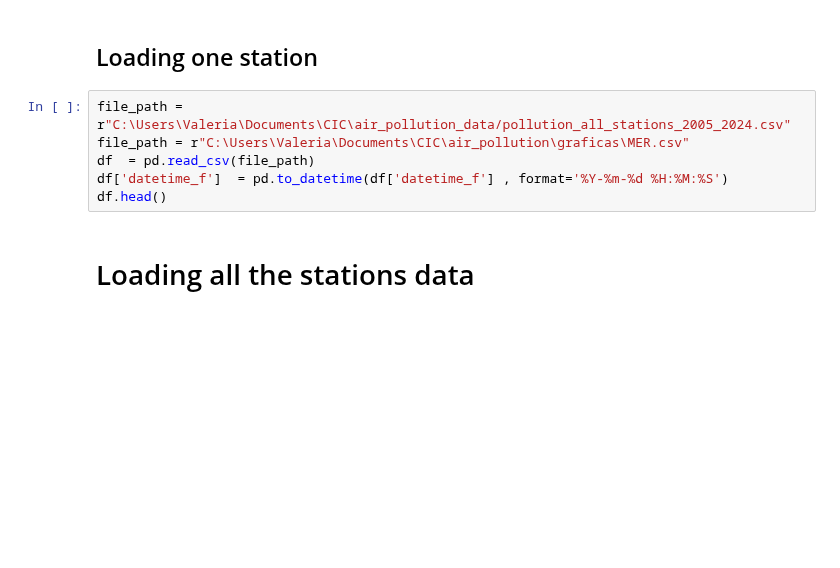
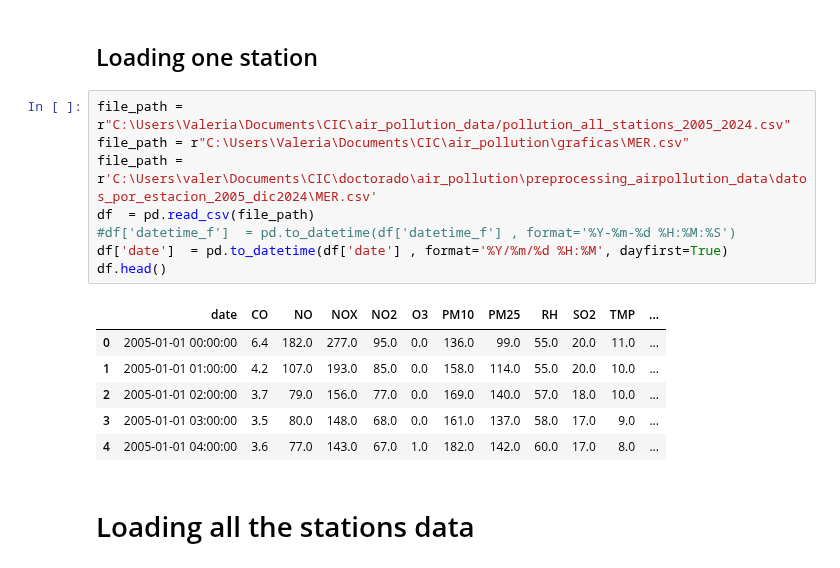
Before and after one commit to vlegaria/air_pollution, a Jupyter notebook: graficas/pollution.ipynb, the cells around one changed output. Drawn from its saved outputs; the diff is of its cells as text; blank space fills up the shorter version.

```diff
--- a/graficas/pollution.ipynb
+++ b/graficas/pollution.ipynb
@@ -309,9 +309,18 @@ See the caveats in the documentation: https://pandas.pydata.org/pandas-docs/stab
 # %%
 file_path = r"C:\Users\Valeria\Documents\CIC\air_pollution_data/pollution_all_stations_2005_2024.csv"
 file_path = r"C:\Users\Valeria\Documents\CIC\air_pollution\graficas\MER.csv"
+file_path = r'C:\Users\valer\Documents\CIC\doctorado\air_pollution\preprocessing_airpollution_data\datos_por_estacion_2005_dic2024\MER.csv'
 df  = pd.read_csv(file_path)
-df['datetime_f']  = pd.to_datetime(df['datetime_f'] , format='%Y-%m-%d %H:%M:%S')
+#df['datetime_f']  = pd.to_datetime(df['datetime_f'] , format='%Y-%m-%d %H:%M:%S')
+df['date']  = pd.to_datetime(df['date'] , format='%Y/%m/%d %H:%M', dayfirst=True)
 df.head()
+# %% [output]
+|  | date | CO | NO | NOX | NO2 | O3 | PM10 | PM25 | RH | SO2 | TMP | ... |
+| 0 | 2005-01-01 00:00:00 | 6.4 | 182.0 | 277.0 | 95.0 | 0.0 | 136.0 | 99.0 | 55.0 | 20.0 | 11.0 | ... |
+| 1 | 2005-01-01 01:00:00 | 4.2 | 107.0 | 193.0 | 85.0 | 0.0 | 158.0 | 114.0 | 55.0 | 20.0 | 10.0 | ... |
+| 2 | 2005-01-01 02:00:00 | 3.7 | 79.0 | 156.0 | 77.0 | 0.0 | 169.0 | 140.0 | 57.0 | 18.0 | 10.0 | ... |
+| 3 | 2005-01-01 03:00:00 | 3.5 | 80.0 | 148.0 | 68.0 | 0.0 | 161.0 | 137.0 | 58.0 | 17.0 | 9.0 | ... |
+| 4 | 2005-01-01 04:00:00 | 3.6 | 77.0 | 143.0 | 67.0 | 1.0 | 182.0 | 142.0 | 60.0 | 17.0 | 8.0 | ... |
 # %% [markdown]
 # Loading all the stations data
 # %%
```
Also changed, not shown: parts of 1 cell of this notebook, 2 other files.
